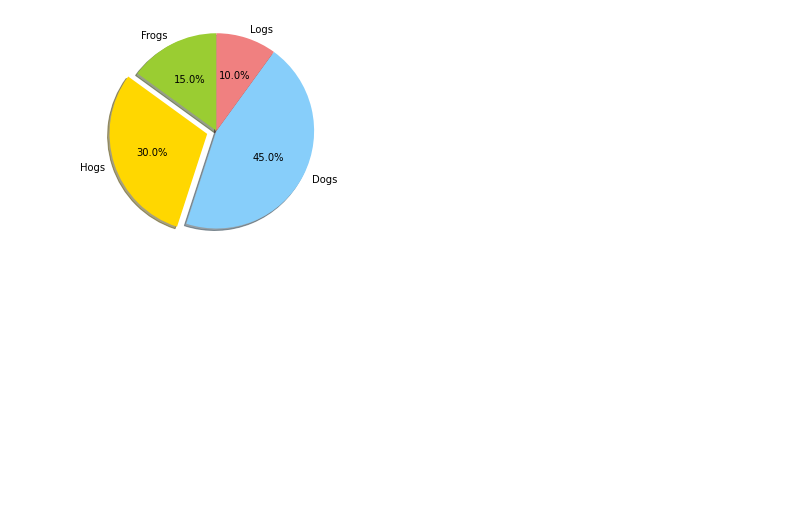
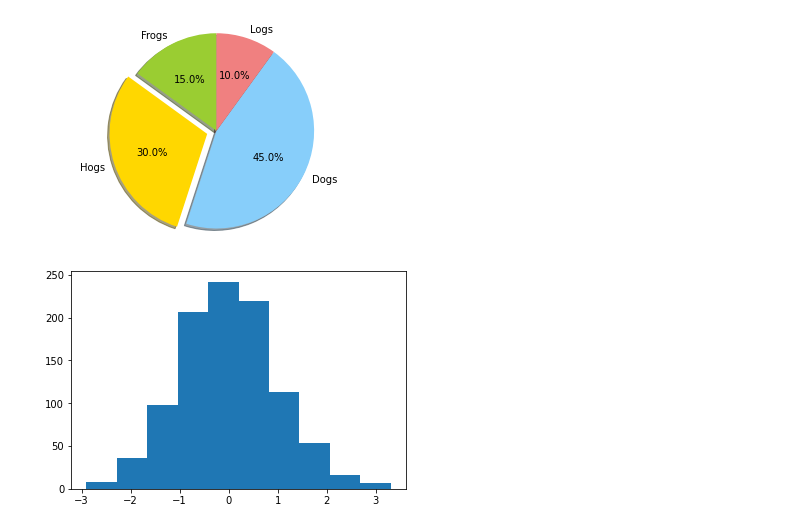
Before and after one commit to TinyHandsome/BookStudy, a Jupyter notebook: books/book_Python数据分析与挖掘实战/2-matplotlib.ipynb, the cells around one changed output. Drawn from its saved outputs; the diff is of its cells as text; code cells hidden in the pictures; blank space fills up the shorter version.

```diff
--- a/books/book_Python数据分析与挖掘实战/2-matplotlib.ipynb
+++ b/books/book_Python数据分析与挖掘实战/2-matplotlib.ipynb
@@ -72,0 +77,7 @@ plt.show()
+# %%
+x = np.random.randn(1000)
+# %%
+plt.hist(x, 10)
+plt.show()
+# %% [output]
+[figure, added]
```
Also changed, not shown: parts of 6 cells of this notebook, 14 other files.
